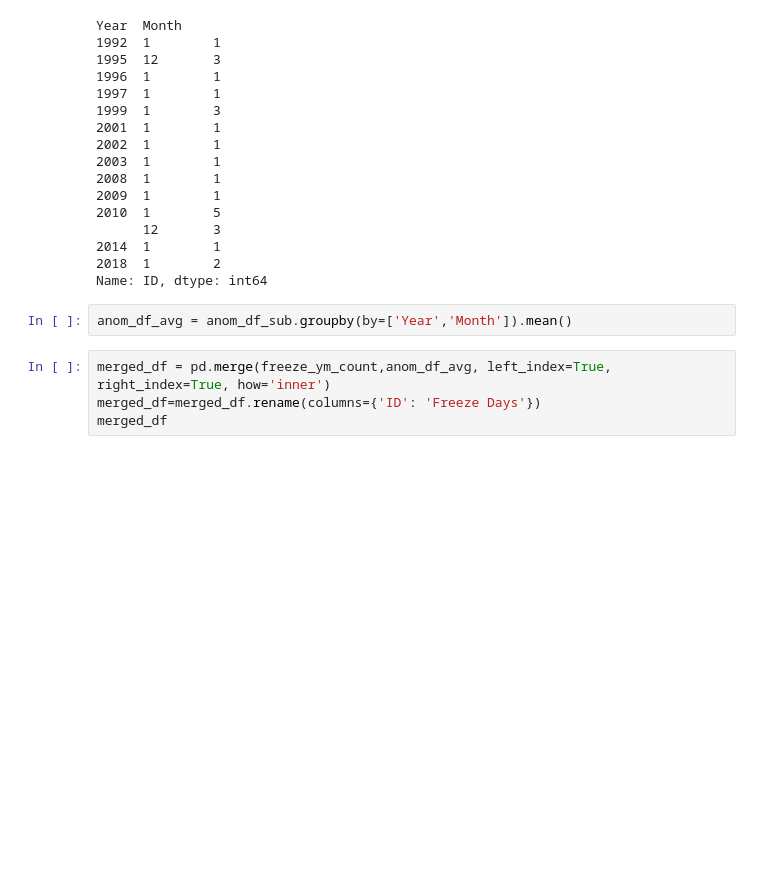
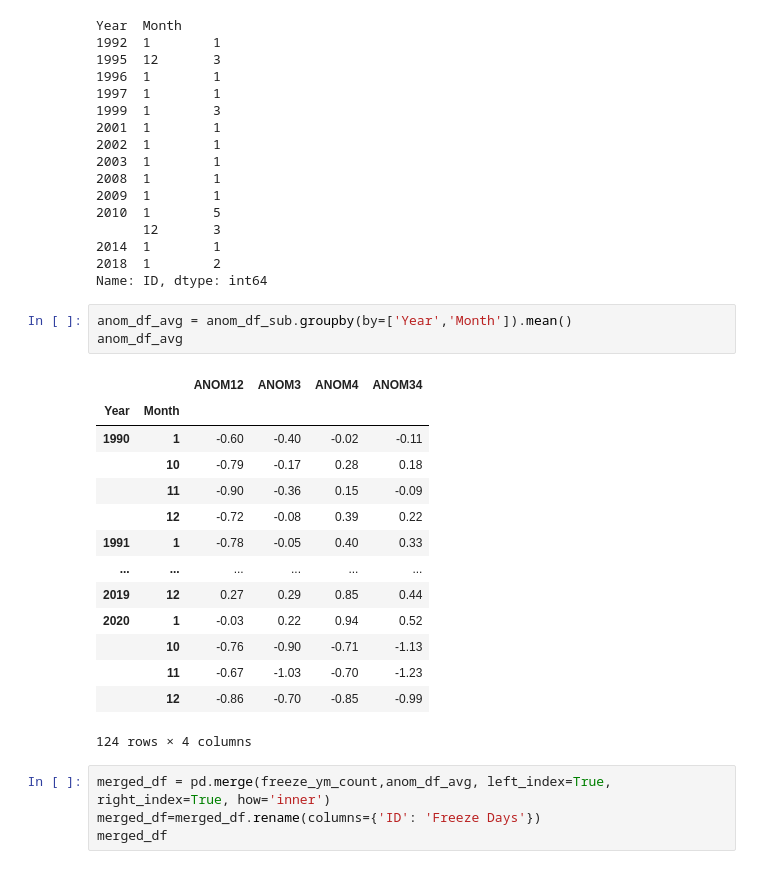
Before and after one commit to klundstrom33/ATMS523-Final, a Jupyter notebook: Final.ipynb, the cells around one changed output. Drawn from its saved outputs; the diff is of its cells as text; blank space fills up the shorter version.

```diff
--- a/Final.ipynb
+++ b/Final.ipynb
@@ -418,6 +378,22 @@ Year  Month
 Name: ID, dtype: int64
 # %%
 anom_df_avg = anom_df_sub.groupby(by=['Year','Month']).mean()
+anom_df_avg
+# %% [output]
+|  |  | ANOM12 | ANOM3 | ANOM4 | ANOM34 |
+| Year | Month |  |  |  |  |
+| 1990 | 1 | -0.60 | -0.40 | -0.02 | -0.11 |
+|  | 10 | -0.79 | -0.17 | 0.28 | 0.18 |
+|  | 11 | -0.90 | -0.36 | 0.15 | -0.09 |
+|  | 12 | -0.72 | -0.08 | 0.39 | 0.22 |
+| 1991 | 1 | -0.78 | -0.05 | 0.40 | 0.33 |
+| ... | ... | ... | ... | ... | ... |
+| 2019 | 12 | 0.27 | 0.29 | 0.85 | 0.44 |
+| 2020 | 1 | -0.03 | 0.22 | 0.94 | 0.52 |
+|  | 10 | -0.76 | -0.90 | -0.71 | -1.13 |
+|  | 11 | -0.67 | -1.03 | -0.70 | -1.23 |
+|  | 12 | -0.86 | -0.70 | -0.85 | -0.99 |
+124 rows × 4 columns
 # %%
 merged_df = pd.merge(freeze_ym_count,anom_df_avg, left_index=True, right_index=True, how='inner')
 merged_df=merged_df.rename(columns={'ID': 'Freeze Days'})
```
Also changed, not shown: parts of 4 cells of this notebook.
